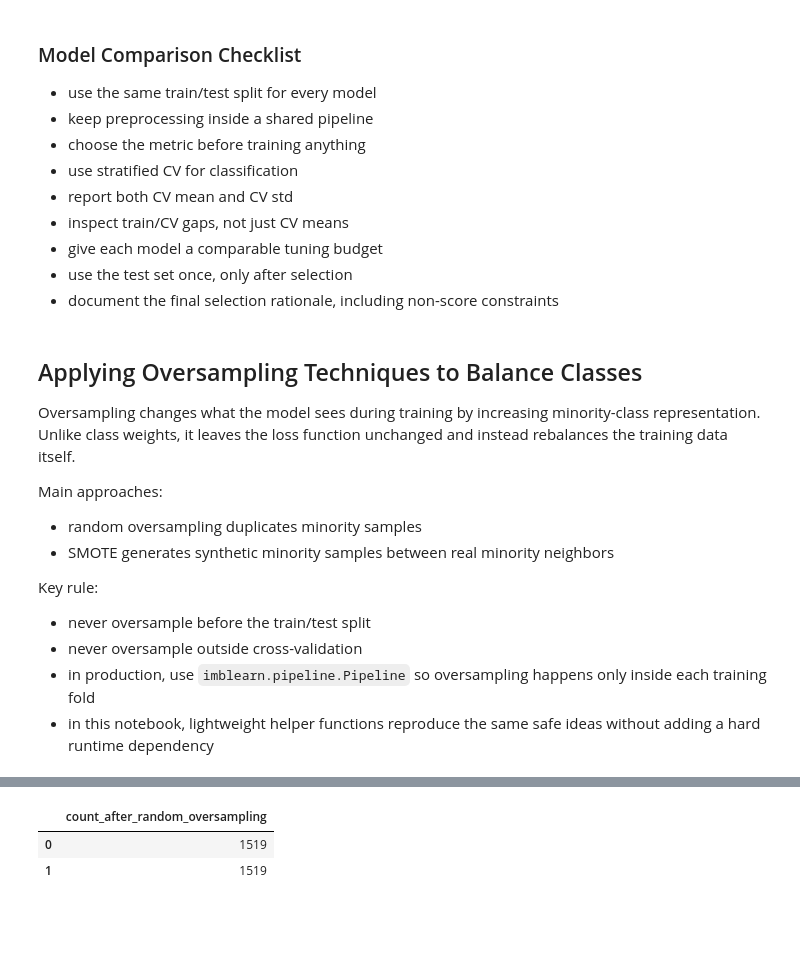
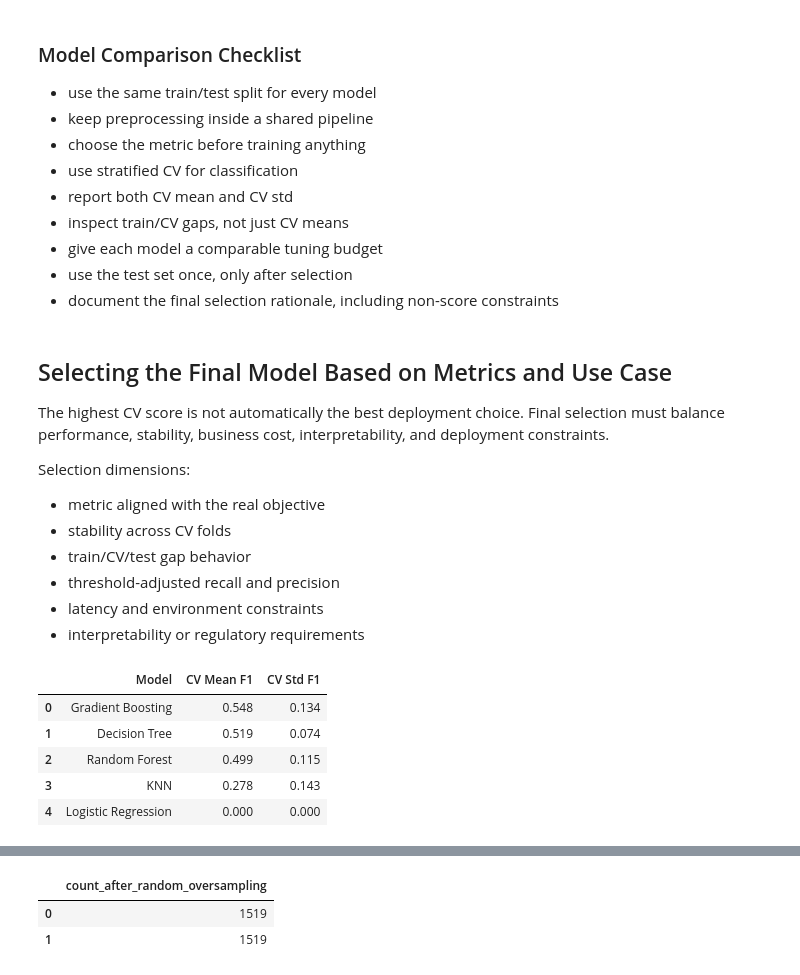
Before and after one commit to kalviumcommunity/S66-0426-Niru-FloodRisk-MachineLearning, a Jupyter notebook: notebooks/complete_project_workflow.ipynb, the cells around one changed output, grey strips where cells are left out. Cells and saved outputs as stored; diff of their text form; code cells hidden in the pictures; blank space fills up the shorter version.

```diff
--- a/notebooks/complete_project_workflow.ipynb
+++ b/notebooks/complete_project_workflow.ipynb
@@ -2018,18 +2018,29 @@ display(metric_results_df)
 - use the test set once, only after selection
 - document the final selection rationale, including non-score constraints
 # %% [markdown]
-## Applying Oversampling Techniques to Balance Classes
+## Selecting the Final Model Based on Metrics and Use Case
 
-Oversampling changes what the model sees during training by increasing minority-class representation. Unlike class weights, it leaves the loss function unchanged and instead rebalances the training data itself.
+The highest CV score is not automatically the best deployment choice. Final selection must balance performance, stability, business cost, interpretability, and deployment constraints.
 
-Main approaches:
+Selection dimensions:
 
-- random oversampling duplicates minority samples
-- SMOTE generates synthetic minority samples between real minority neighbors
-
-Key rule:
-
-- never oversample before the train/test split
-- never oversample outside cross-validation
-- in production, use `imblearn.pipeline.Pipeline` so oversampling happens only inside each training fold
-- in this notebook, lightweight helper functions reproduce the same safe ideas without adding a hard runtime dependency
+- metric aligned with the real objective
+- stability across CV folds
+- train/CV/test gap behavior
+- threshold-adjusted recall and precision
+- latency and environment constraints
+- interpretability or regulatory requirements
+# %%
+# This assembles candidate models and their comparison metrics.
+final_candidates = {name: make_comparison_pipeline(model) for name, model in models_compare.items()}
+cv_means = dict(zip(results_df['Model'], results_df['CV Mean F1']))
+cv_stds = dict(zip(results_df['Model'], results_df['CV Std F1']))
+selection_summary_df = pd.DataFrame({'Model': list(cv_means.keys()), 'CV Mean F1': [cv_means[m] for m in cv_means.keys()], 'CV Std F1': [cv_stds[m] for m in cv_means.keys()]})
+display(selection_summary_df.sort_values('CV Mean F1', ascending=False))
+# %% [output]
+|  | Model | CV Mean F1 | CV Std F1 |
+| 0 | Gradient Boosting | 0.548 | 0.134 |
+| 1 | Decision Tree | 0.519 | 0.074 |
+| 2 | Random Forest | 0.499 | 0.115 |
+| 3 | KNN | 0.278 | 0.143 |
+| 4 | Logistic Regression | 0.000 | 0.000 |
```
Also changed, not shown: parts of 8 cells of this notebook.
